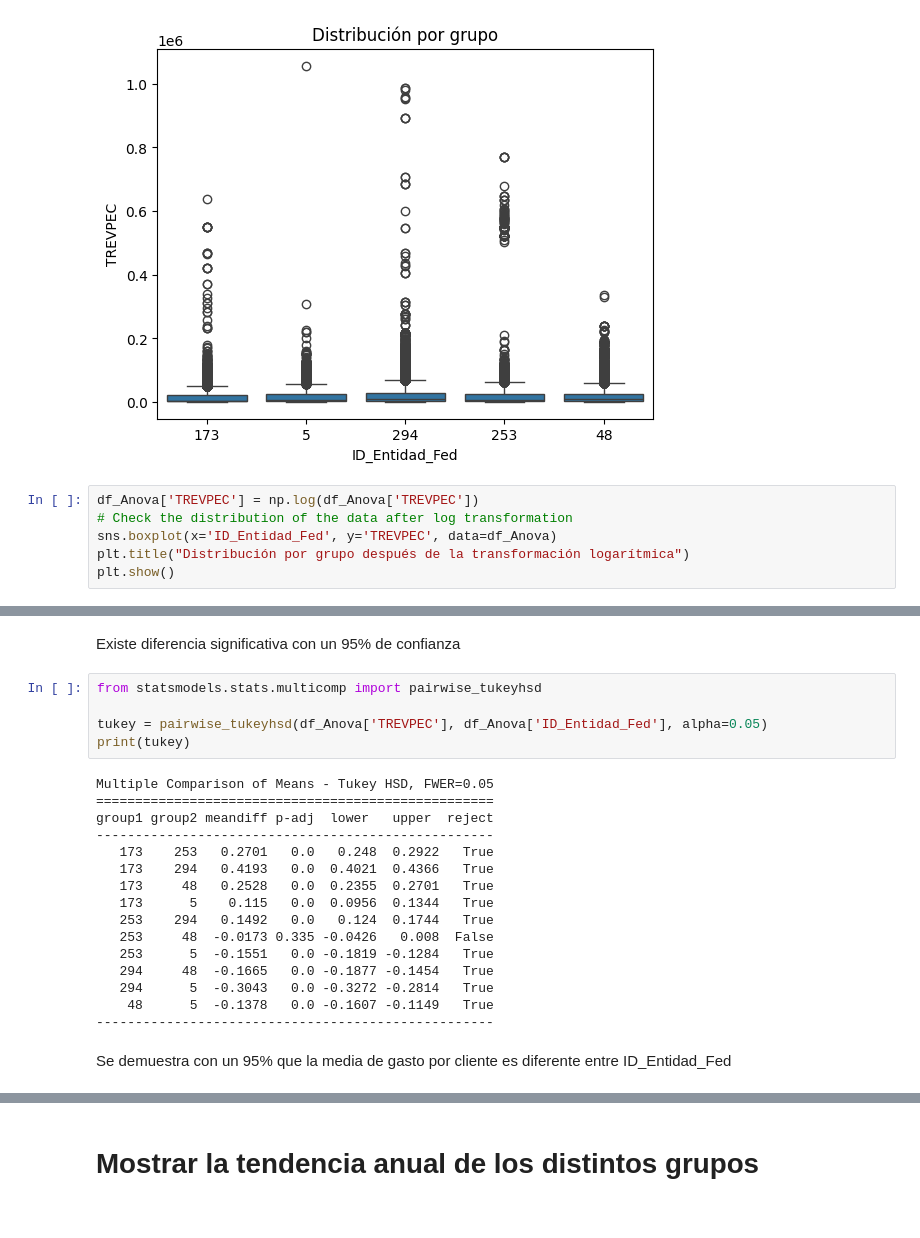
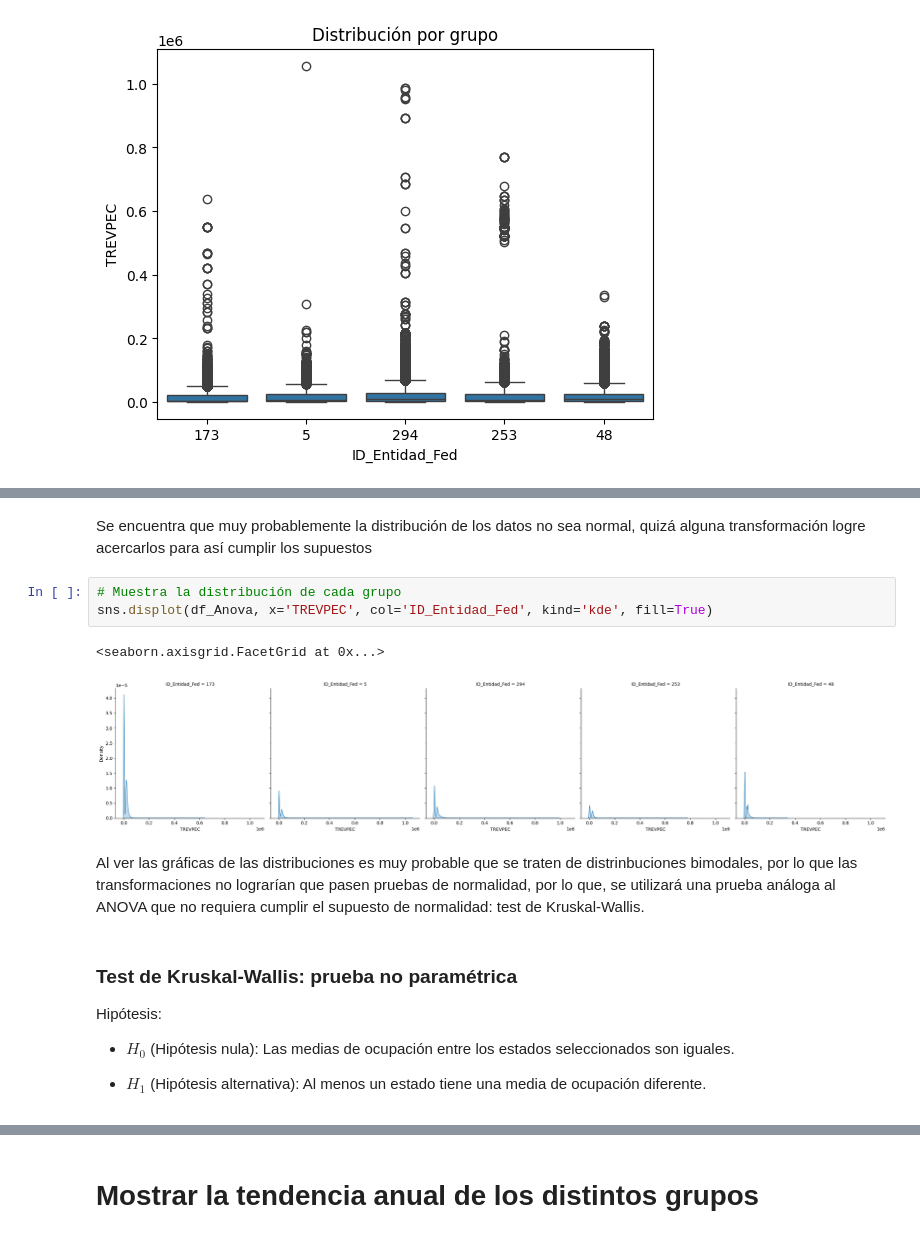
Before and after one commit to Azahramirez/claseMreporeto, a Jupyter notebook: notebooks/Notebook2_DataAnalysis_TocEdos.ipynb, the cells around one changed output, grey strips where cells are left out. Saved outputs shown, nothing was run; the diff lists cells and outputs as text.

Commit message:
feat: change ANOVA, clean readme
Cambiar Anova por una prueba no paramétrica

```diff
--- a/notebooks/Notebook2_DataAnalysis_TocEdos.ipynb
+++ b/notebooks/Notebook2_DataAnalysis_TocEdos.ipynb
@@ -141,9 +138,3 @@ plt.title("Distribución por grupo")
 plt.show()
 # %% [output]
 [figure]
-# %%
-df_Anova['TREVPEC'] = np.log(df_Anova['TREVPEC'])
-# Check the distribution of the data after log transformation
-sns.boxplot(x='ID_Entidad_Fed', y='TREVPEC', data=df_Anova)
-plt.title("Distribución por grupo después de la transformación logarítmica")
-plt.show()
@@ -187,25 +141,17 @@ Residual        1.249621e+06  509340.0          NaN     NaN
-# %% [markdown]
-Existe diferencia significativa con un 95% de confianza
-# %%
-from statsmodels.stats.multicomp import pairwise_tukeyhsd
-
-tukey = pairwise_tukeyhsd(df_Anova['TREVPEC'], df_Anova['ID_Entidad_Fed'], alpha=0.05)
-print(tukey)
-# %% [output]
-Multiple Comparison of Means - Tukey HSD, FWER=0.05
-===================================================
-group1 group2 meandiff p-adj  lower   upper  reject
----------------------------------------------------
-   173    253   0.2701   0.0   0.248  0.2922   True
-   173    294   0.4193   0.0  0.4021  0.4366   True
-   173     48   0.2528   0.0  0.2355  0.2701   True
-   173      5    0.115   0.0  0.0956  0.1344   True
-   253    294   0.1492   0.0   0.124  0.1744   True
-   253     48  -0.0173 0.335 -0.0426   0.008  False
-   253      5  -0.1551   0.0 -0.1819 -0.1284   True
-   294     48  -0.1665   0.0 -0.1877 -0.1454   True
-   294      5  -0.3043   0.0 -0.3272 -0.2814   True
-    48      5  -0.1378   0.0 -0.1607 -0.1149   True
----------------------------------------------------
-# %% [markdown]
-Se demuestra con un 95% que la media de gasto por cliente es diferente entre ID_Entidad_Fed
+# %% [markdown]
+Se encuentra que muy probablemente la distribución de los datos no sea normal, quizá alguna transformación logre acercarlos para así cumplir los supuestos
+# %%
+# Muestra la distribución de cada grupo
+sns.displot(df_Anova, x='TREVPEC', col='ID_Entidad_Fed', kind='kde', fill=True)
+# %% [output]
+<seaborn.axisgrid.FacetGrid at 0x...>
+[figure, added]
+# %% [markdown]
+Al ver las gráficas de las distribuciones es muy probable que se traten de distrinbuciones bimodales, por lo que las transformaciones no lograrían que pasen pruebas de normalidad, por lo que, se utilizará una prueba análoga al ANOVA que no requiera cumplir el supuesto de normalidad: test de Kruskal-Wallis.
+# %% [markdown]
+### Test de Kruskal-Wallis: prueba no paramétrica
+
+Hipótesis:
+- $H_0$ (Hipótesis nula): Las medias de ocupación entre los estados seleccionados son iguales.
+
+- $H_1$ (Hipótesis alternativa): Al menos un estado tiene una media de ocupación diferente.
```
Also changed, not shown: parts of 21 cells of this notebook, 9 other files.
